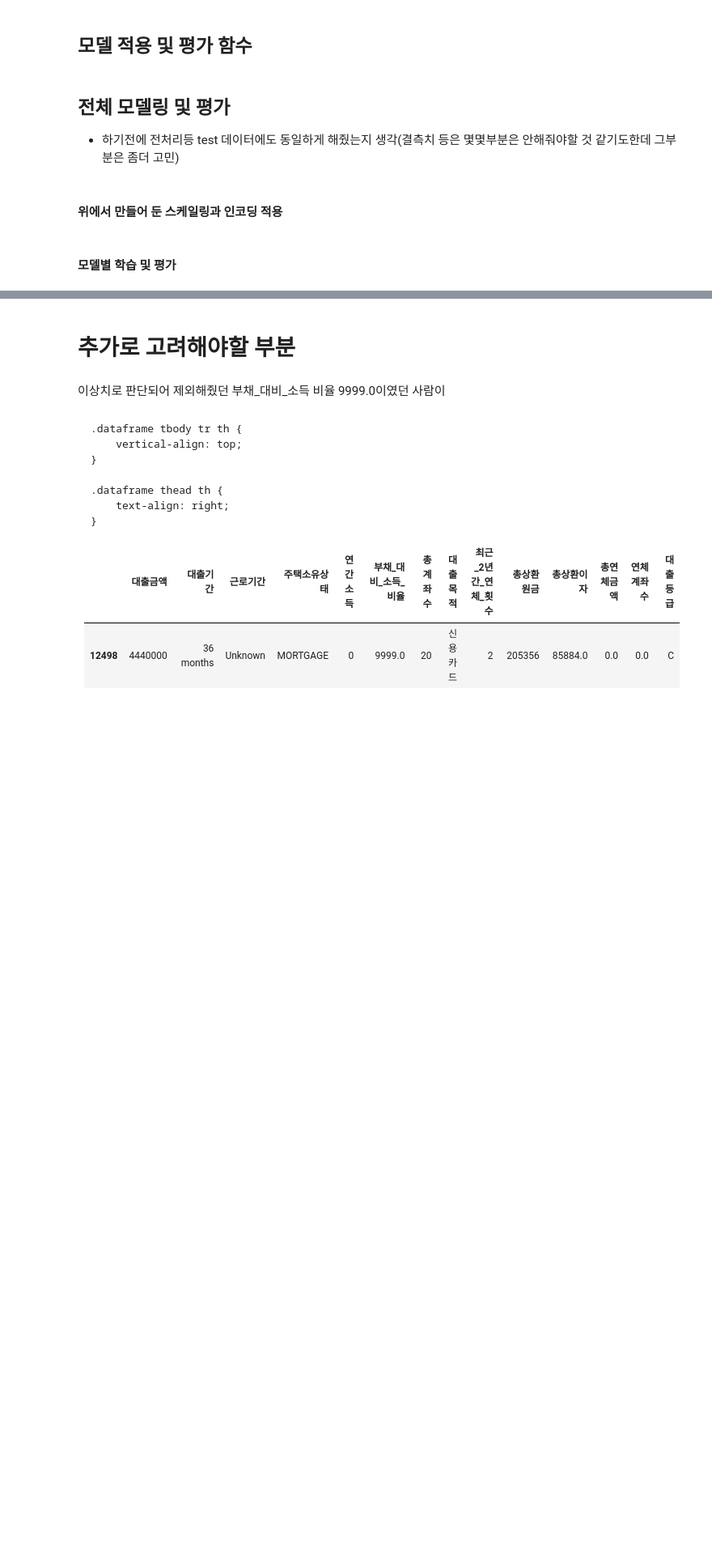
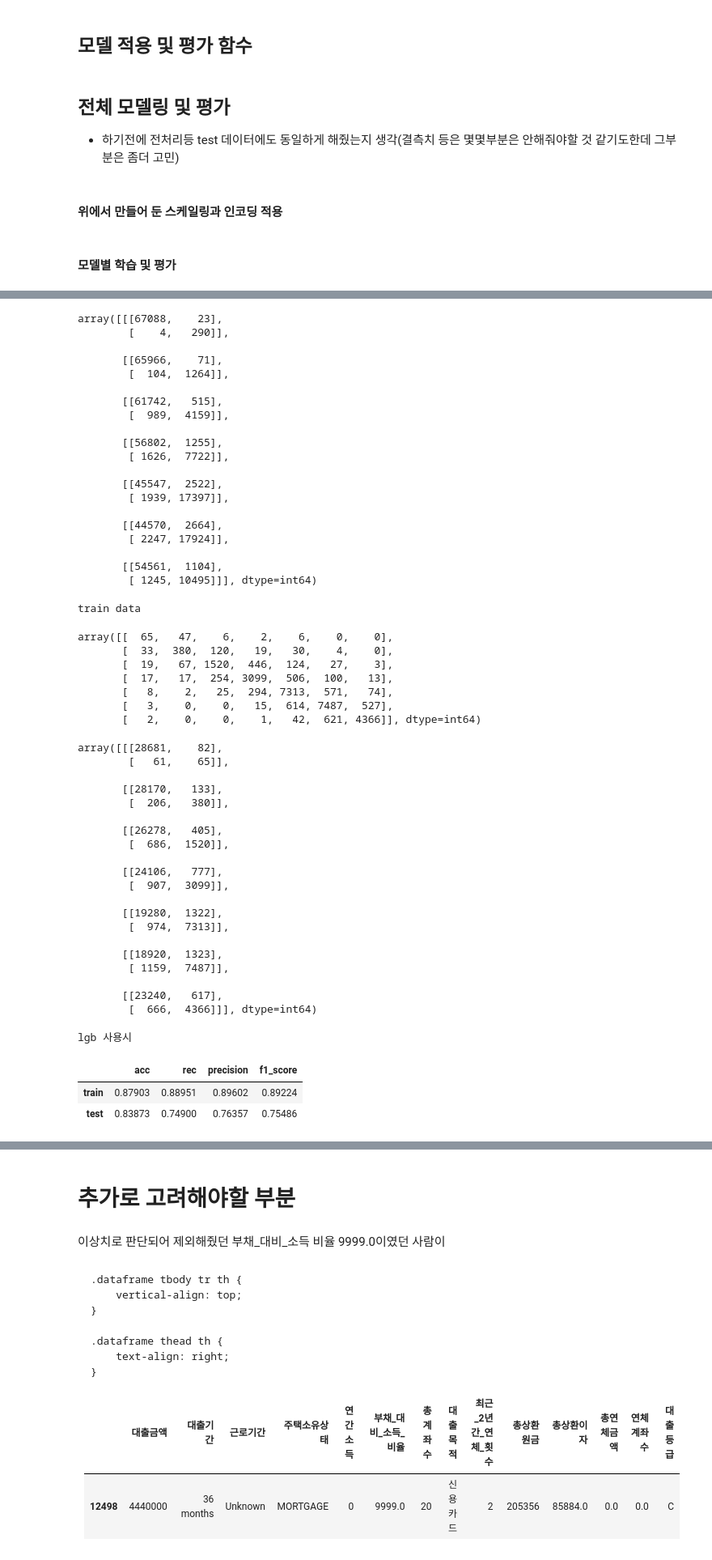
Before and after one commit to kyeob1107/What-s-your-EDA, a Jupyter notebook: third project.ipynb, the cells around one changed output, grey strips where cells are left out. Shown: that part at 81% size. Saved outputs shown, nothing was run; the diff lists cells and outputs as text; code cells hidden in the pictures; blank space fills up the shorter version.

```diff
--- a/third project.ipynb
+++ b/third project.ipynb
@@ -764,6 +905,17 @@ X_train['연체_여부(총금액)'] = X_train['연체_여부(총금액)'].astype
 
 X_train['연체_여부(계좌수)'] = X_train['연체계좌수'].apply(lambda x: 'no' if x==0 else 'yes')
 X_train['연체_여부(계좌수)'] = X_train['연체_여부(계좌수)'].astype('category')
+
+X_test['최근_2년간_연체_여부'] = X_test['최근_2년간_연체_횟수'].apply(lambda x: 'no' if x==0 else 'yes')
+X_test['최근_2년간_연체_여부'] = X_test['최근_2년간_연체_여부'].astype('category')
+
+X_test['연체_여부(총금액)'] = X_test['총연체금액'].apply(lambda x: 'no' if x==0 else 'yes')
+X_test['연체_여부(총금액)'] = X_test['연체_여부(총금액)'].astype('category')
+
+X_test['연체_여부(계좌수)'] = X_test['연체계좌수'].apply(lambda x: 'no' if x==0 else 'yes')
+X_test['연체_여부(계좌수)'] = X_test['연체_여부(계좌수)'].astype('category')
+
+additional_category_col = ['최근_2년간_연체_여부', '연체_여부(총금액)', '연체_여부(계좌수)']
 # %%
 X_train.info()
 # %% [output]
@@ -959,7 +1111,7 @@ y_dict = {'G': 1, 'F': 2, 'E': 3, 'D': 4, 'C': 5, 'B': 6, 'A': 7}
 # y_train 데이터 인코딩 코드
 y_train['대출등급_en'] = y_train['대출등급'].map(y_dict)
 # y_test 데이터 인코딩코드
-#y_test['y'] = y_test['y'].apply(get_binary)
+y_test['대출등급_en'] = y_test['대출등급'].map(y_dict)
 
 #잘 적용되었는지 확인 #df 표기법 헷깔려서 찾아봐야함
 # display(y_train[][10:21])
@@ -1027,8 +1179,8 @@ def get_category(train:pd.DataFrame, test:pd.DataFrame):
     # X_test_dummies = pd.get_dummies(X_test[dumies_col])
 
     #범주형 컬럼 더미화 하기
-    train_dummies = pd.get_dummies(train[category_col])
-    test_dummies = pd.get_dummies(test[category_col])
+    train_dummies = pd.get_dummies(train[category_col+additional_category_col])
+    test_dummies = pd.get_dummies(test[category_col+additional_category_col])
 
     # 더미화한 변수를 기존 데이터셋에 합치기
     train = pd.concat([train, train_dummies], axis = 1)
@@ -1326,11 +1493,15 @@ def get_score(train:pd.DataFrame,  test:pd.DataFrame, x_var_list:list, model_typ
 # %% [markdown]
 #### 위에서 만들어 둔 스케일링과 인코딩 적용
 # %%
-# X_train, X_test = get_numeric_sc(X_train, X_test)
-# X_train, X_test, col_dummies = get_category(X_train,X_test)
+X_train, X_test = get_numeric_sc(X_train, X_test)
+X_train, X_test, col_dummies = get_category(X_train,X_test)
 # %% [markdown]
 #### 모델별 학습 및 평가
 # %%
+%%time
+# 현재 XGB만 에러가 발생함 연휴 끝나고 확인하여 해결할 예정
 # for model in ['lor', 'dt', 'rf', 'knn', 'gbm', 'xgb', 'lgb']:
-#     get_score(X_train, X_test, col_dummies + numeric_col, model_type=model)
+#     get_score(X_train, X_test, col_dummies + numeric_col, model_type=model, cm_on =False)
 # get_score(X_train, X_test, col_dummies + numeric_col, model_type='rf')
+get_score(X_train, X_test, col_dummies + numeric_col, model_type='lgb')
+# %% [output]
@@ -1336,0 +1529,52 @@ def get_score(train:pd.DataFrame,  test:pd.DataFrame, x_var_list:list, model_typ
+array([[[67088,    23],
+        [    4,   290]],
+
+       [[65966,    71],
+        [  104,  1264]],
+
+       [[61742,   515],
+        [  989,  4159]],
+
+       [[56802,  1255],
+        [ 1626,  7722]],
+
+       [[45547,  2522],
+        [ 1939, 17397]],
+
+       [[44570,  2664],
+        [ 2247, 17924]],
+
+       [[54561,  1104],
+        [ 1245, 10495]]], dtype=int64)
+train data
+array([[  65,   47,    6,    2,    6,    0,    0],
+       [  33,  380,  120,   19,   30,    4,    0],
+       [  19,   67, 1520,  446,  124,   27,    3],
+       [  17,   17,  254, 3099,  506,  100,   13],
+       [   8,    2,   25,  294, 7313,  571,   74],
+       [   3,    0,    0,   15,  614, 7487,  527],
+       [   2,    0,    0,    1,   42,  621, 4366]], dtype=int64)
+array([[[28681,    82],
+        [   61,    65]],
+
+       [[28170,   133],
+        [  206,   380]],
+
+       [[26278,   405],
+        [  686,  1520]],
+
+       [[24106,   777],
+        [  907,  3099]],
+
+       [[19280,  1322],
+        [  974,  7313]],
+
+       [[18920,  1323],
+        [ 1159,  7487]],
+
+       [[23240,   617],
+        [  666,  4366]]], dtype=int64)
+lgb 사용시
+|  | acc | rec | precision | f1_score |
+| train | 0.87903 | 0.88951 | 0.89602 | 0.89224 |
+| test | 0.83873 | 0.74900 | 0.76357 | 0.75486 |
```
Also changed, not shown: parts of 13 cells of this notebook.
